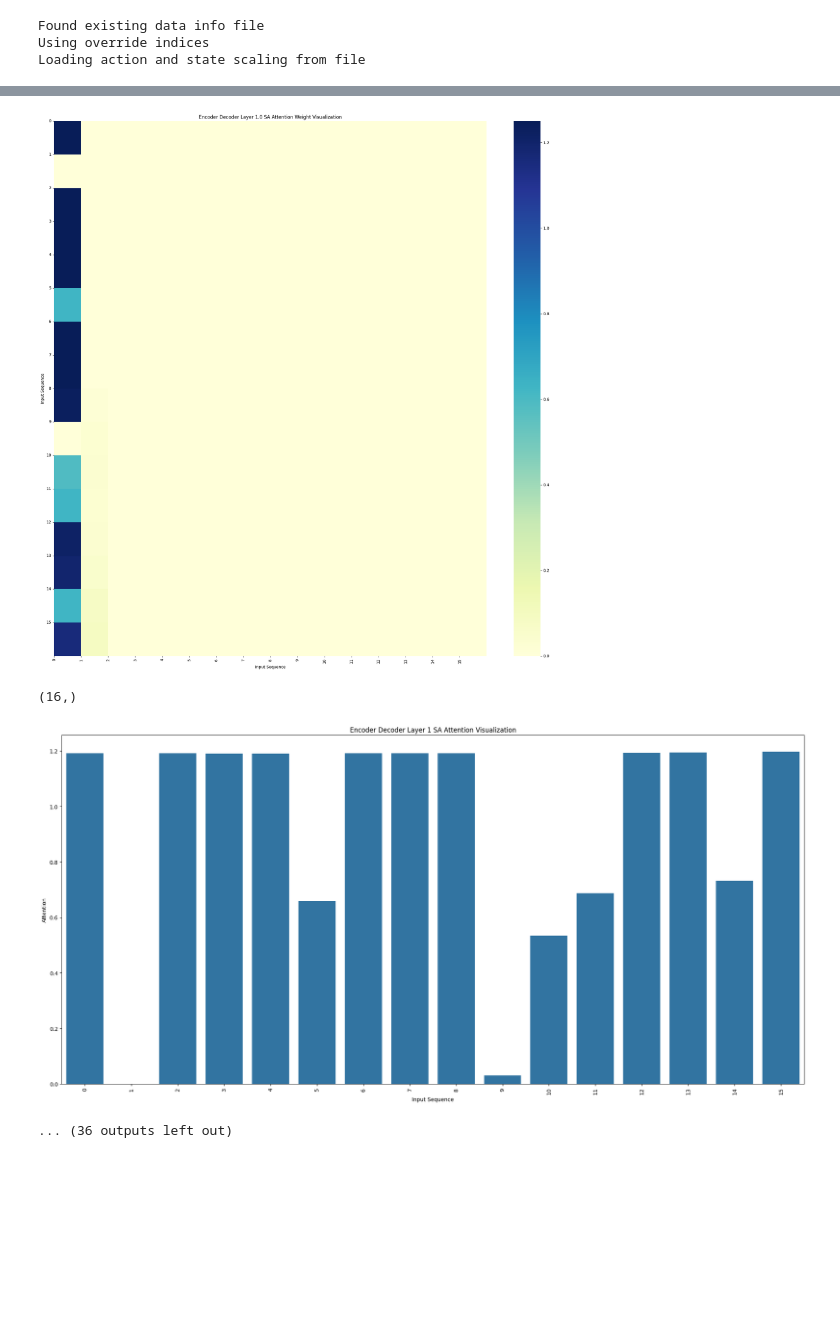
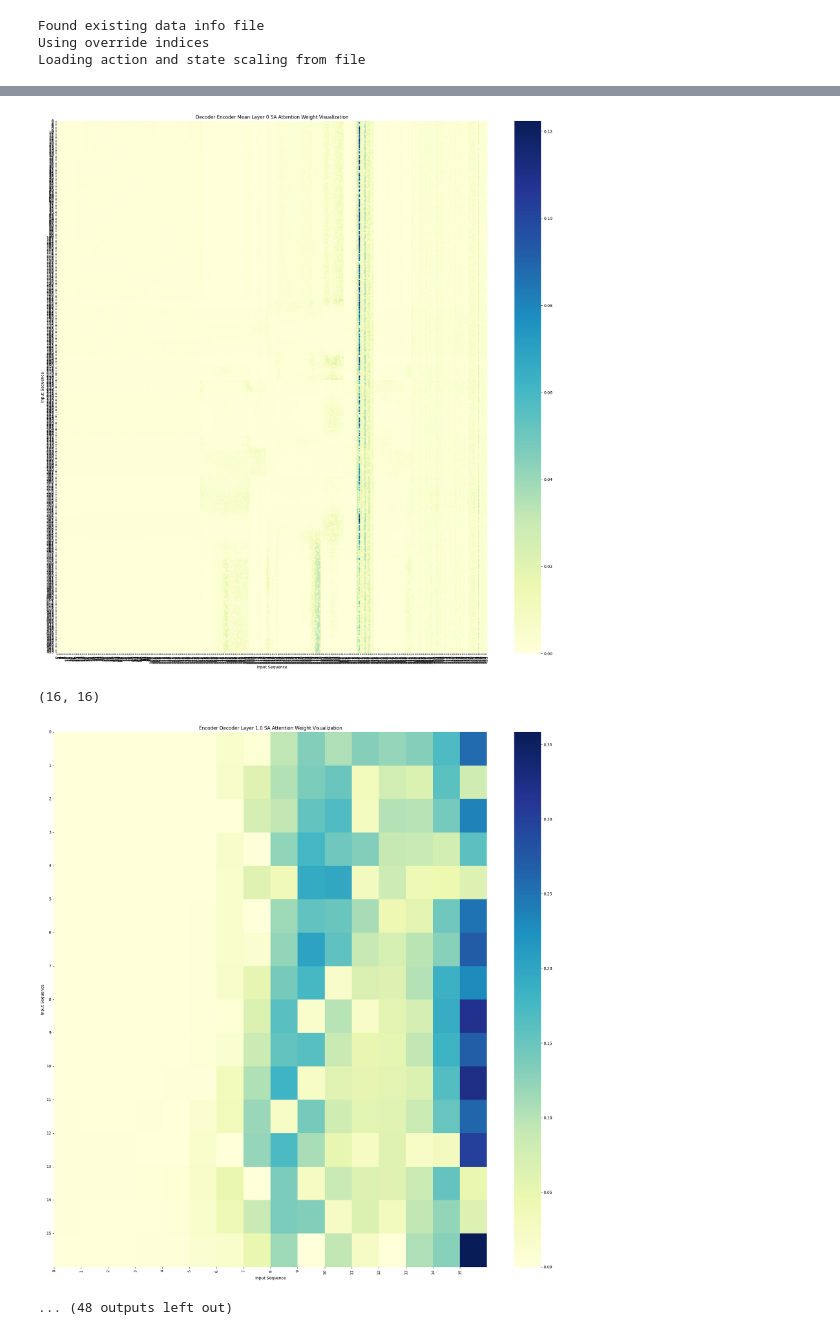
Before and after one commit to apalleiko/tskill, a Jupyter notebook: visualize_attention.ipynb, the cells around one changed output, grey strips where cells are left out. Saved outputs shown, nothing was run; the diff lists cells and outputs as text; code cells hidden in the pictures; blank space fills up the shorter version.

```diff
--- a/visualize_attention.ipynb
+++ b/visualize_attention.ipynb
@@ -58,18 +59,17 @@ else:
 
 class AttentionHook:
     def __init__(self):
-        self.attention_weights = None
-        self.attention = None
-        self.inputs = None
+        self.attention_weights = []
+        self.attention = []
+        self.inputs = []
 
     def __call__(self, module, input, output):
-        print(output[0].shape, output[1].shape)
-        self.attention = output[0]
-        self.attention_weights = output[1]
-        self.inputs = input
+        self.attention.append(output[0])
+        self.attention_weights.append(output[1])
+        self.inputs.append(input)
 
 
-def visualize_attention_weights(attention_weights, input_len, layer_name, layer_num, attn):
+def visualize_attention_weights(attention_weights, layer_name, layer_num, attn):
     avg_attention = attention_weights.mean(dim=0).abs().detach().cpu().numpy()
     print(avg_attention.shape)
     plt.figure(figsize=(20, 20))
@@ -79,8 +79,8 @@ def visualize_attention_weights(attention_weights, input_len, layer_name, layer_
     plt.ylabel('Input Sequence')
     plt.title(f'{layer_name} Layer {layer_num} {attn} Attention Weight Visualization')
 
-    plt.xticks(range(input_len), range(input_len), rotation=90)
-    plt.yticks(range(input_len), range(input_len), rotation=0)
+    plt.xticks(range(avg_attention.shape[1]), range(avg_attention.shape[1]), rotation=90)
+    plt.yticks(range(avg_attention.shape[0]), range(avg_attention.shape[0]), rotation=0)
 
     plt.tight_layout()
     plt.show()
@@ -152,15 +152,24 @@ print(data["actions"].shape)
 
 # Visualize attention for each layer
 for i, hook in enumerate(enc_enc_hooks):
-    visualize_attention_weights(hook.attention_weights, len(hook.inputs[0]), "Encoder Encoder", i+1, hook.name)
-    visualize_attention(hook.attention, len(hook.inputs[0]), "Encoder Encoder", i+1, hook.name)
+    visualize_attention_weights(hook.attention_weights[0], "Encoder Encoder", i+1, hook.name)
+    visualize_attention(hook.attention[0], len(hook.inputs[0][0]), "Encoder Encoder", i+1, hook.name)
+visualize_attention_weights(torch.mean(torch.stack([x.attention_weights[0] for x in enc_enc_hooks if x.name == "SA"], 0), 0), "Decoder Encoder Mean", 0, "SA")
+
 for i, hook in enumerate(enc_dec_hooks):
-    visualize_attention_weights(hook.attention_weights, len(hook.inputs[0]), "Encoder Decoder", np.ceil((i+1)/2), hook.name)
-    visualize_attention(hook.attention, len(hook.inputs[0]), "Encoder Decoder", i+1, hook.name)
+    visualize_attention_weights(hook.attention_weights[0], "Encoder Decoder", np.ceil((i+1)/2), hook.name)
+    visualize_attention(hook.attention[0], len(hook.inputs[0][0]), "Encoder Decoder", i+1, hook.name)
+visualize_attention_weights(torch.mean(torch.stack([x.attention_weights[0] for x in enc_dec_hooks if x.name == "SA"], 0), 0), "Encoder Decoder Mean", 0, "SA")
+visualize_attention_weights(torch.mean(torch.stack([x.attention_weights[0] for x in enc_dec_hooks if x.name == "MHA"], 0), 0), "Encoder Decoder Mean", 0, "MHA")
+
 for i, hook in enumerate(dec_enc_hooks):
-    visualize_attention_weights(hook.attention_weights, len(hook.inputs[0]), "Decoder Encoder", i+1, hook.name)
-    visualize_attention(hook.attention, len(hook.inputs[0]), "Decoder Encoder", i+1, hook.name)
+    visualize_attention_weights(hook.attention_weights[0], "Decoder Encoder", i+1, hook.name)
+    visualize_attention(hook.attention[0], len(hook.inputs[0][0]), "Decoder Encoder", i+1, hook.name)
+visualize_attention_weights(torch.mean(torch.stack([x.attention_weights[0] for x in dec_enc_hooks if x.name == "SA"], 0), 0), "Decoder Encoder Mean", 0, "SA")
+
 for i, hook in enumerate(dec_dec_hooks):
-    visualize_attention_weights(hook.attention_weights, len(hook.inputs[0]), "Decoder Decoder", np.ceil((i+1)/2), hook.name)
-    visualize_attention(hook.attention, len(hook.inputs[0]), "Decoder Decoder", i+1, hook.name)
+    visualize_attention_weights(hook.attention_weights[0], "Decoder Decoder", np.ceil((i+1)/2), hook.name)
+    visualize_attention(hook.attention[0], len(hook.inputs[0][0]), "Decoder Decoder", i+1, hook.name)
+visualize_attention_weights(torch.mean(torch.stack([x.attention_weights[0] for x in dec_dec_hooks if x.name == "SA"], 0), 0), "Decoder Decoder Mean", 0, "SA")
+visualize_attention_weights(torch.mean(torch.stack([x.attention_weights[0] for x in dec_dec_hooks if x.name == "MHA"], 0), 0), "Decoder Decoder Mean", 0, "MHA")
 # %% [output]
@@ -189,4 +186,4 @@ torch.Size([1, 152, 8])
-[figure, old version]
+[figure, new version]
-(16,)
+(16, 16)
-[figure, old version]
+[figure, new version]
-... (36 outputs left out)
+... (48 outputs left out)
```
Also changed, not shown: parts of 3 cells of this notebook, 6 other files.
